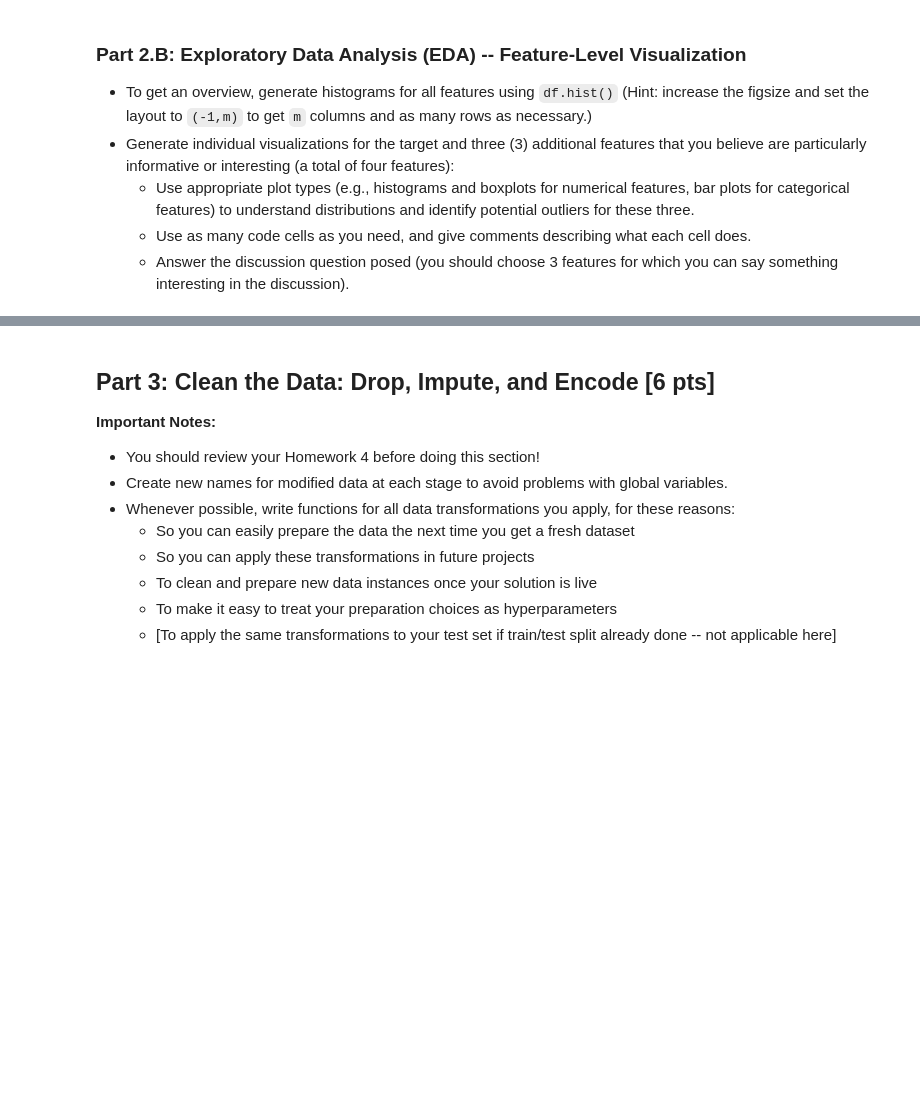
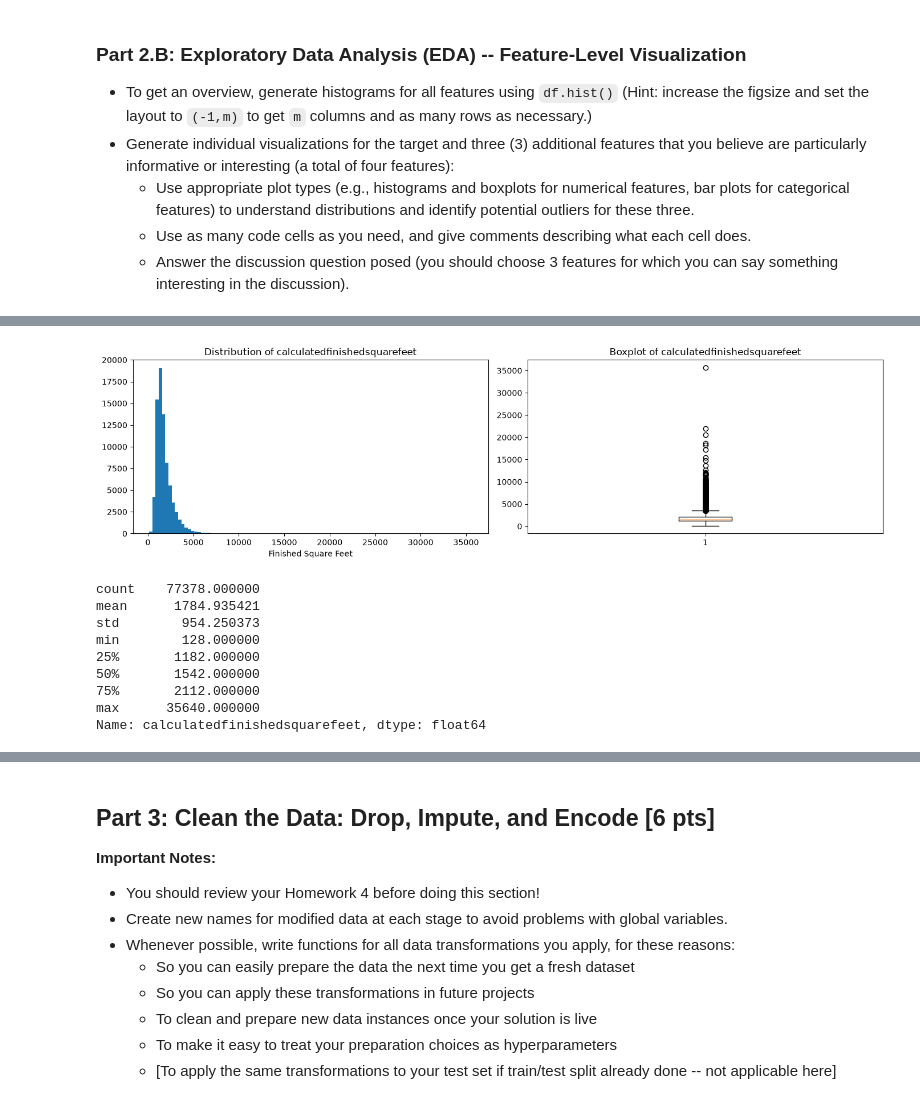
Before and after one commit to stefaniekenyon/bu-dx603-milestone-01, a Jupyter notebook: Milestone_01.ipynb, the cells around one changed output, grey strips where cells are left out. Drawn from its saved outputs; the diff is of its cells as text; code cells hidden in the pictures; blank space fills up the shorter version.

```diff
--- a/Milestone_01.ipynb
+++ b/Milestone_01.ipynb
@@ -185,0 +293,27 @@ Answer the following questions. You may wish to examine Appendix 3 before starti
+# %%
+# Feature 2: calculatedfinishedsquarefeet
+# Histogram + boxplot for this numerical measure of home size.
+fig, axes = plt.subplots(1, 2, figsize=(14, 4))
+
+axes[0].hist(df['calculatedfinishedsquarefeet'].dropna(), bins=100)
+axes[0].set_title('Distribution of calculatedfinishedsquarefeet')
+axes[0].set_xlabel('Finished Square Feet')
+
+axes[1].boxplot(df['calculatedfinishedsquarefeet'].dropna(), orientation='vertical')
+axes[1].set_title('Boxplot of calculatedfinishedsquarefeet')
+
+plt.tight_layout()
+plt.show()
+
+df['calculatedfinishedsquarefeet'].describe()
+# %% [output]
+[figure, added]
+count    77378.000000
+mean      1784.935421
+std        954.250373
+min        128.000000
+25%       1182.000000
+50%       1542.000000
+75%       2112.000000
+max      35640.000000
+Name: calculatedfinishedsquarefeet, dtype: float64
```
Also changed, not shown: parts of 23 cells of this notebook.
